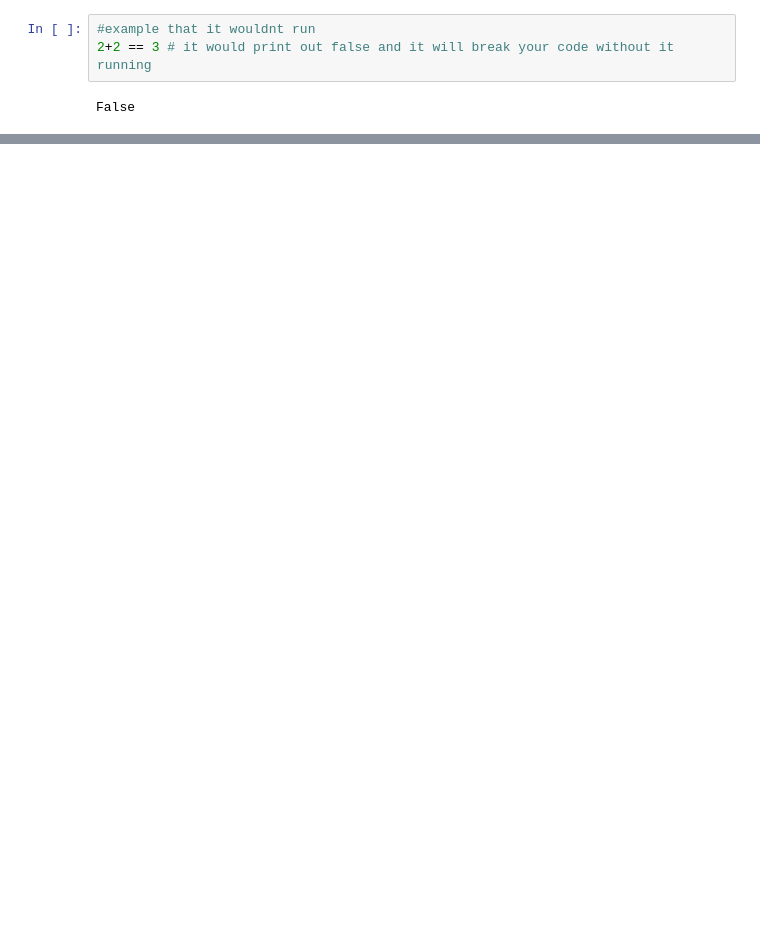
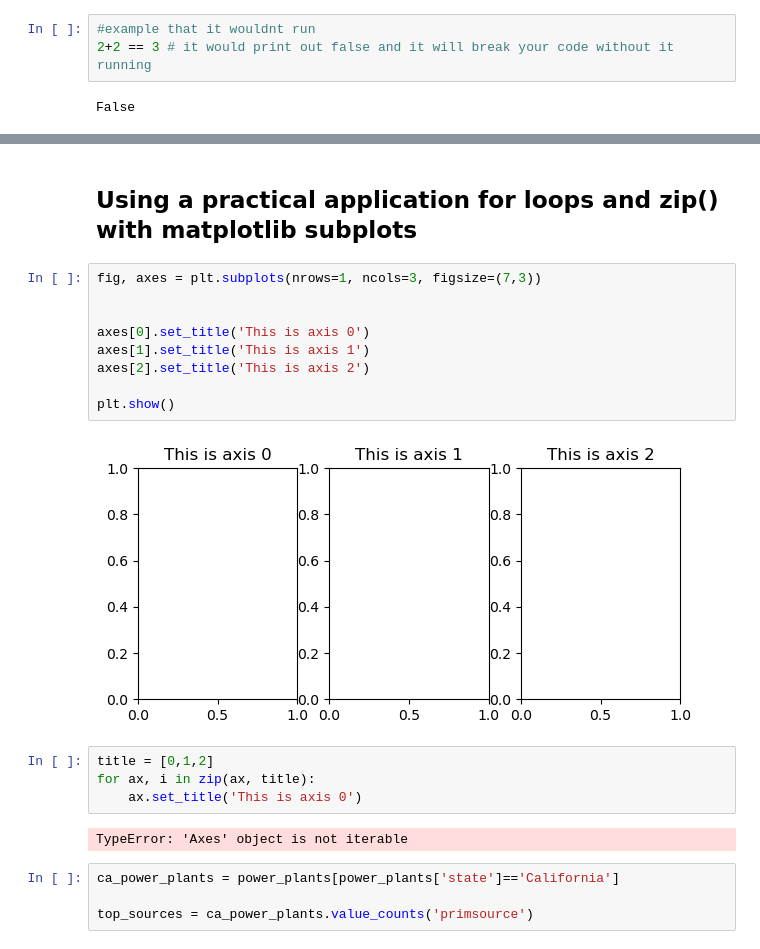
Before and after one commit to Amapolaa/EDS220-in-class, a Jupyter notebook: lesson-12-streamline-your-code.ipynb, the cells around one changed output, grey strips where cells are left out. Saved outputs shown, nothing was run; the diff lists cells and outputs as text; blank space fills up the shorter version.

```diff
--- a/lesson-12-streamline-your-code.ipynb
+++ b/lesson-12-streamline-your-code.ipynb
@@ -211,0 +335,23 @@ False
+# %% [markdown]
+## Using a practical application for loops and zip() with matplotlib subplots
+# %%
+fig, axes = plt.subplots(nrows=1, ncols=3, figsize=(7,3))
+
+
+axes[0].set_title('This is axis 0')
+axes[1].set_title('This is axis 1')
+axes[2].set_title('This is axis 2')
+
+plt.show()
+# %% [output]
+[figure, added]
+# %%
+title = [0,1,2]
+for ax, i in zip(ax, title):
+    ax.set_title('This is axis 0')
+# %% [output]
+TypeError: 'Axes' object is not iterable
+# %%
+ca_power_plants = power_plants[power_plants['state']=='California']
+
+top_sources = ca_power_plants.value_counts('primsource')
```
Also changed, not shown: parts of 27 cells of this notebook, 3 other files.
